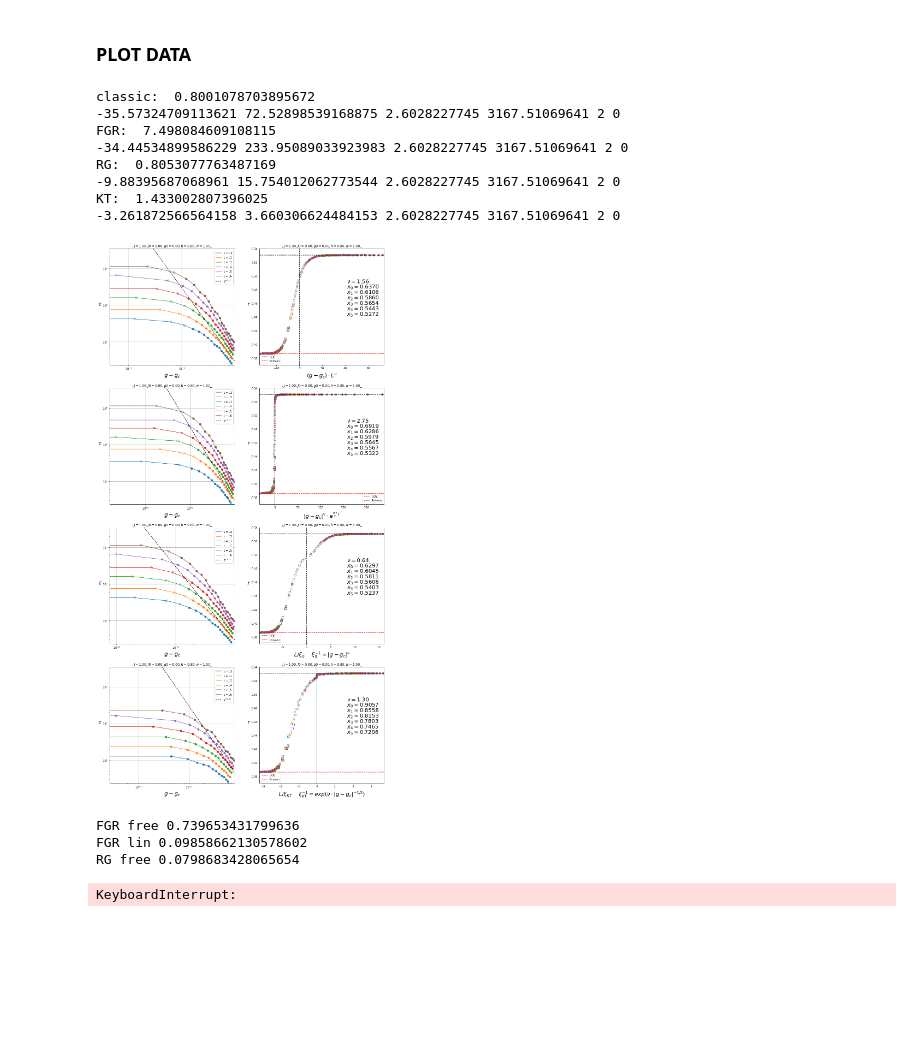
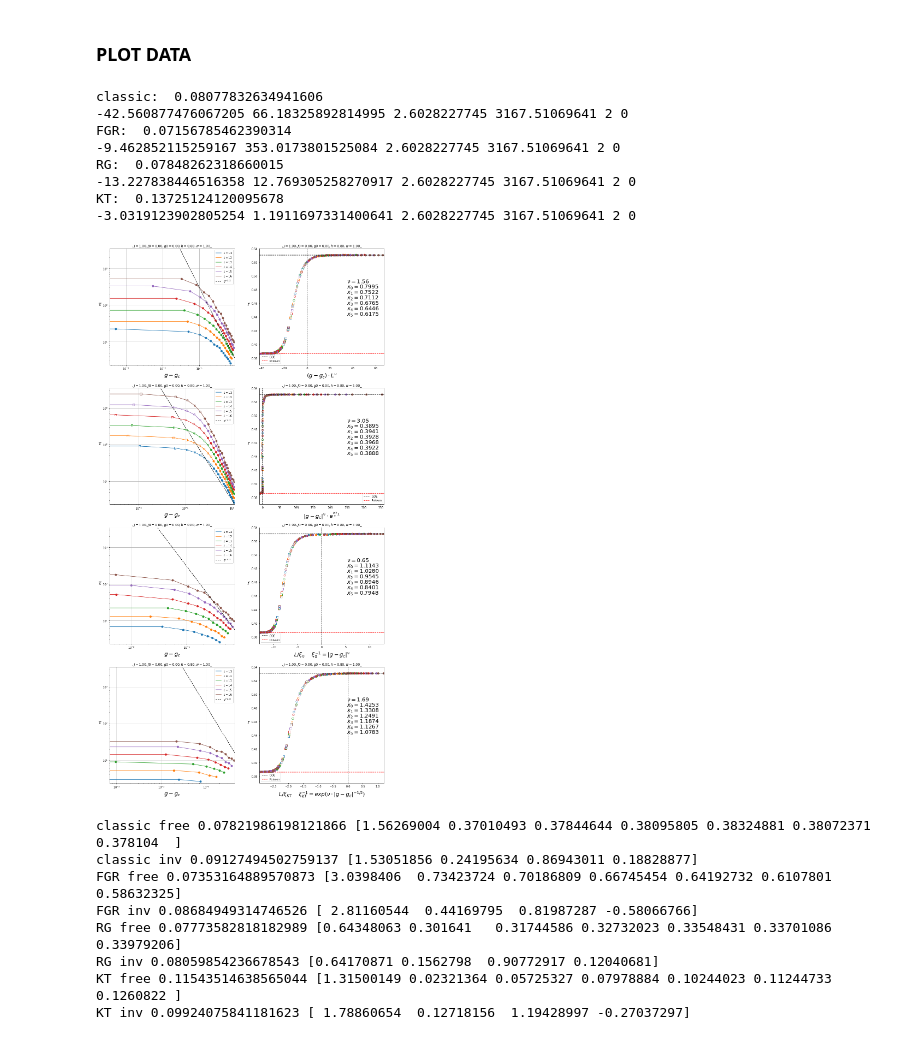
Before and after one commit to makskliczkowski/Transverse_Ising_ETH, a Jupyter notebook: IsignTransverse_ETH/Python/sff_thouless.ipynb, the cells around one changed output. Saved outputs shown, nothing was run; the diff lists cells and outputs as text; code cells hidden in the pictures; blank space fills up the shorter version.

```diff
--- a/IsignTransverse_ETH/Python/sff_thouless.ipynb
+++ b/IsignTransverse_ETH/Python/sff_thouless.ipynb
@@ -113,51 +113,54 @@ if skip == 0:
 # %%
 fig, ((axis1, axis2), (axis3, axis4), (axis5, axis6), (axis7, axis8)) = plt.subplots(nrows=4,ncols=2)
 axes = ((axis1, axis2), (axis3, axis4), (axis5, axis6), (axis7, axis8))
 fig.set_size_inches(18,36)
 
 x = np.array(range(-10000, 10000)) / 100.
 sclabel = cf.plot_settings.settings['vs']
 if cf.plot_settings.settings['vs_idx'] == 2:
     sclabel = hfun.var_name
 
 thouless.plot(axis1=axis1, axis2=axis2, use_scaling_ansatz=1, scaling_ansatz='classic', crit_fun='free');
-n = 2.0; axis1.plot(cf.plot_settings.rescale(x, 'x'), (3e0 / (x)**n), ls='--', color='black', label=r"${%s}^{-%.2f}$"%(sclabel, n))
+n = 2.0; axis1.plot(cf.plot_settings.rescale(x, 'x'), (1e1 / (x)**n), ls='--', color='black', label=r"${%s}^{-%.2f}$"%(sclabel, n))
 axis1.legend()
-#axis1.set_xlim(1e-1, 2e0);  axis2.set_xlim(-50, 150);
+axis1.set_xlim(1e-2, 1.0e0);  axis2.set_xlim(-40, 30);
 
 thouless.plot(axis1=axis3, axis2=axis4, use_scaling_ansatz=1, scaling_ansatz='FGR', crit_fun='free')
-n = 2.0; axis3.plot(cf.plot_settings.rescale(x, 'x'), (3e0 / (x)**n), ls='--', color='black', label=r"${%s}^{-%.2f}$"%(sclabel, n))
+n = 2.0; axis3.plot(cf.plot_settings.rescale(x, 'x'), (1e1 / (x)**n), ls='--', color='black', label=r"${%s}^{-%.2f}$"%(sclabel, n))
 axis3.legend()
-#axis3.set_xlim(1e-2, 2e0);  axis4.set_xlim(-5, 20);
+axis3.set_xlim(1e-1, 2e0);  axis4.set_xlim(-10, 30);
 
-thouless.plot(axis1=axis5, axis2=axis6, use_scaling_ansatz=1, scaling_ansatz='RG', crit_fun='free')
-n = 2.0; axis5.plot(cf.plot_settings.rescale(x, 'x'), (3e0 / (x)**n), ls='--', color='black', label=r"${%s}^{-%.2f}$"%(sclabel, n))
+new_settings = cf.plot_settings
+new_settings.set_scales(xscale = 'linear', yscale = 'log')
+thouless.plot(axis1=axis5, axis2=axis6, use_scaling_ansatz=1, scaling_ansatz='RG', crit_fun='free', new_settings=new_settings.settings)
+n = 2.0; axis5.plot(cf.plot_settings.rescale(x, 'x'), (1e1 / (x)**n), ls='--', color='black', label=r"${%s}^{-%.2f}$"%(sclabel, n))
 axis5.legend()
 #axis5.set_xlim(1e-2, 2e0);  axis6.set_xlim(-5, 20);
 
-thouless.plot(axis1=axis7, axis2=axis8, use_scaling_ansatz=1, scaling_ansatz='KT', crit_fun='free')
-n = 2.0; axis7.plot(cf.plot_settings.rescale(x, 'x'), (3e0 / (x)**n), ls='--', color='black', label=r"${%s}^{-%.2f}$"%(sclabel, n))
+thouless.plot(axis1=axis7, axis2=axis8, use_scaling_ansatz=1, scaling_ansatz='KT', crit_fun='free', new_settings=new_settings.settings)
+n = 2.0; axis7.plot(cf.plot_settings.rescale(x, 'x'), (1e1 / (x)**n), ls='--', color='black', label=r"${%s}^{-%.2f}$"%(sclabel, n))
 axis7.legend()
 #axis7.set_xlim(1e-1, 2e0);  axis8.set_xlim(-6, 15);
 
 
 
 for ax in axes:
     ax[1].axvline(x=0.0, color='k', linestyle='--')
 # %% [output]
-classic:  0.8001078703895672
--35.57324709113621 72.52898539168875 2.6028227745 3167.51069641 2 0
-FGR:  7.498084609108115
--34.44534899586229 233.95089033923983 2.6028227745 3167.51069641 2 0
-RG:  0.8053077763487169
--9.88395687068961 15.754012062773544 2.6028227745 3167.51069641 2 0
-KT:  1.433002807396025
--3.261872566564158 3.660306624484153 2.6028227745 3167.51069641 2 0
+classic:  0.08077832634941606
+-42.560877476067205 66.18325892814995 2.6028227745 3167.51069641 2 0
+FGR:  0.07156785462390314
+-9.462852115259167 353.0173801525084 2.6028227745 3167.51069641 2 0
+RG:  0.07848262318660015
+-13.227838446516358 12.769305258270917 2.6028227745 3167.51069641 2 0
+KT:  0.13725124120095678
+-3.0319123902805254 1.1911697331400641 2.6028227745 3167.51069641 2 0
-[figure, old version]
+[figure, new version]
 # %%
 #xit.exit()
 from costfun import costfun as cost
 importlib.reload(cost)
+np.set_printoptions(edgeitems=25, linewidth=100000)
 
 user_settings = getattr(cf.plot_settings, 'settings')
 vals, xvals, tau, gap_ratio = thouless.load()
@@ -169,8 +172,8 @@ def get_cost(scaling_ansatz, crit_fun = 'free'):
     for x in xvals:
         for _x_ in x:
             if x_max is None or _x_ > x_max: x_max = _x_
-
-    bounds = [ (0.0, 10.0), (-x_max, x_max)]
+    x_min = 0 if crit_fun == 'free' else -x_max
+    bounds = [ (-10.0, 10.0), (x_min, x_max)]
     num_of_param = 0
     if crit_fun == 'free':
         num_of_param = len(vals) - 1
@@ -180,28 +183,34 @@ def get_cost(scaling_ansatz, crit_fun = 'free'):
         num_of_param = 0
     else:
         num_of_param = 1
-    for i in range(num_of_param): bounds.append((0, x_max))
-    params, cost_fun = cost.cost_func_minization(x=xvals, y=gap_ratio, sizes=vals,
+    for i in range(num_of_param): bounds.append((x_min, x_max))
+    for r in range(1):
+        params, cost_fun = cost.cost_func_minization(x=xvals, y=gap_ratio, sizes=vals,
                                     scale_func=scaling_ansatz,
                                     crit_func=crit_fun,
                                     bnds=bounds,
-                                    population_size=100,
-                                    maxiterarions=1e3, workers=10, realisations=2
+                                    population_size=1e2,
+                                    maxiterarions=1e3, workers=10, realisations=1
                                 )
-    print(scaling_ansatz, crit_fun, cost_fun)
+        #print(r, cost_fun, params)
+    print(scaling_ansatz, crit_fun, cost_fun, params)
     return params
 
-ansatz_list = ['FGR', 'RG', 'classic', 'KT']
+ansatz_list = ['classic', 'FGR', 'RG', 'KT']
 params_free = []
 params_inv = []
 for ansatz in ansatz_list:
     params_free.append(get_cost(scaling_ansatz=ansatz, crit_fun='free'))
-    params_inv.append(get_cost(scaling_ansatz=ansatz, crit_fun='lin'))
+    params_inv.append(get_cost(scaling_ansatz=ansatz, crit_fun='inv'))
 # %% [output]
-FGR free 0.739653431799636
-FGR lin 0.09858662130578602
-RG free 0.0798683428065654
+classic free 0.07821986198121866 [1.56269004 0.37010493 0.37844644 0.38095805 0.38324881 0.38072371 0.378104  ]
+classic inv 0.09127494502759137 [1.53051856 0.24195634 0.86943011 0.18828877]
+FGR free 0.07353164889570873 [3.0398406  0.73423724 0.70186809 0.66745454 0.64192732 0.6107801  0.58632325]
+FGR inv 0.08684949314746526 [ 2.81160544  0.44169795  0.81987287 -0.58066766]
+RG free 0.07773582818182989 [0.64348063 0.301641   0.31744586 0.32732023 0.33548431 0.33701086 0.33979206]
+RG inv 0.08059854236678543 [0.64170871 0.1562798  0.90772917 0.12040681]
+KT free 0.11543514638565044 [1.31500149 0.02321364 0.05725327 0.07978884 0.10244023 0.11244733 0.1260822 ]
+KT inv 0.09924075841181623 [ 1.78860654  0.12718156  1.19428997 -0.27037297]
-KeyboardInterrupt:
 # %%
 fig, (ax1, ax2)= plt.subplots( nrows=1, ncols=2, figsize=(10,5), dpi = 100)
 
```
Also changed, not shown: parts of 1 cell of this notebook, 9 other files.
